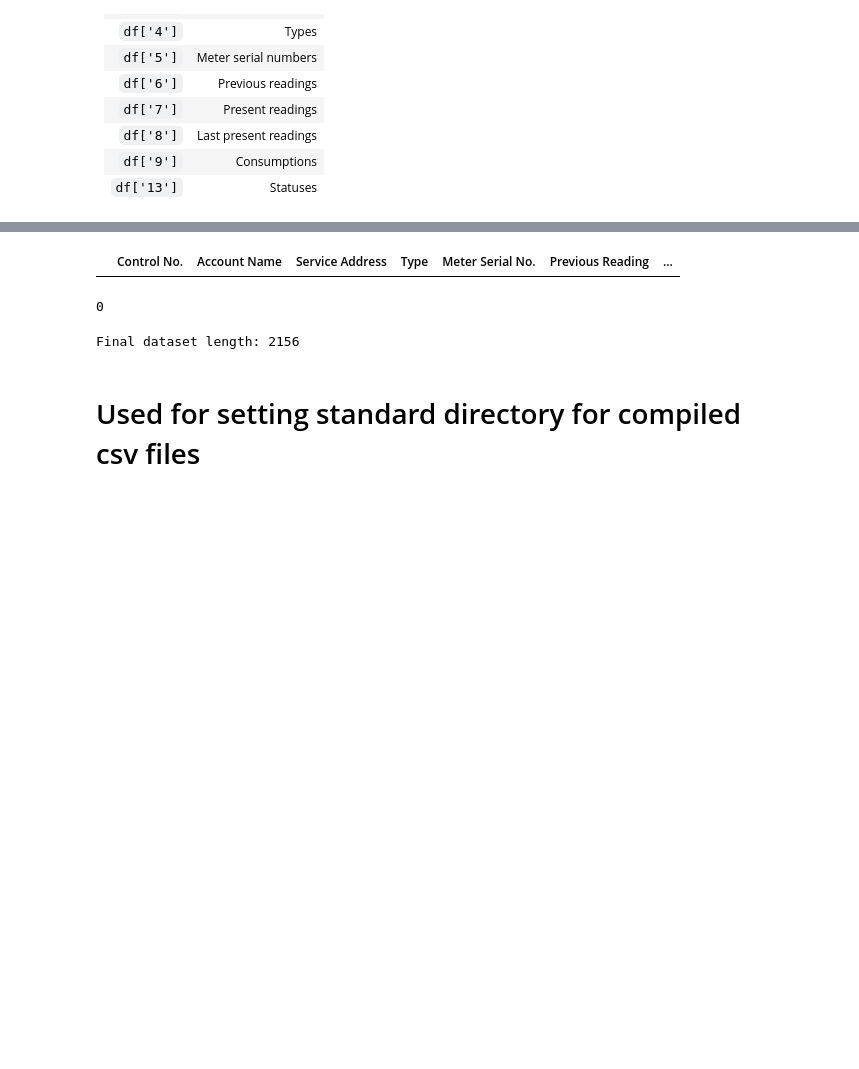
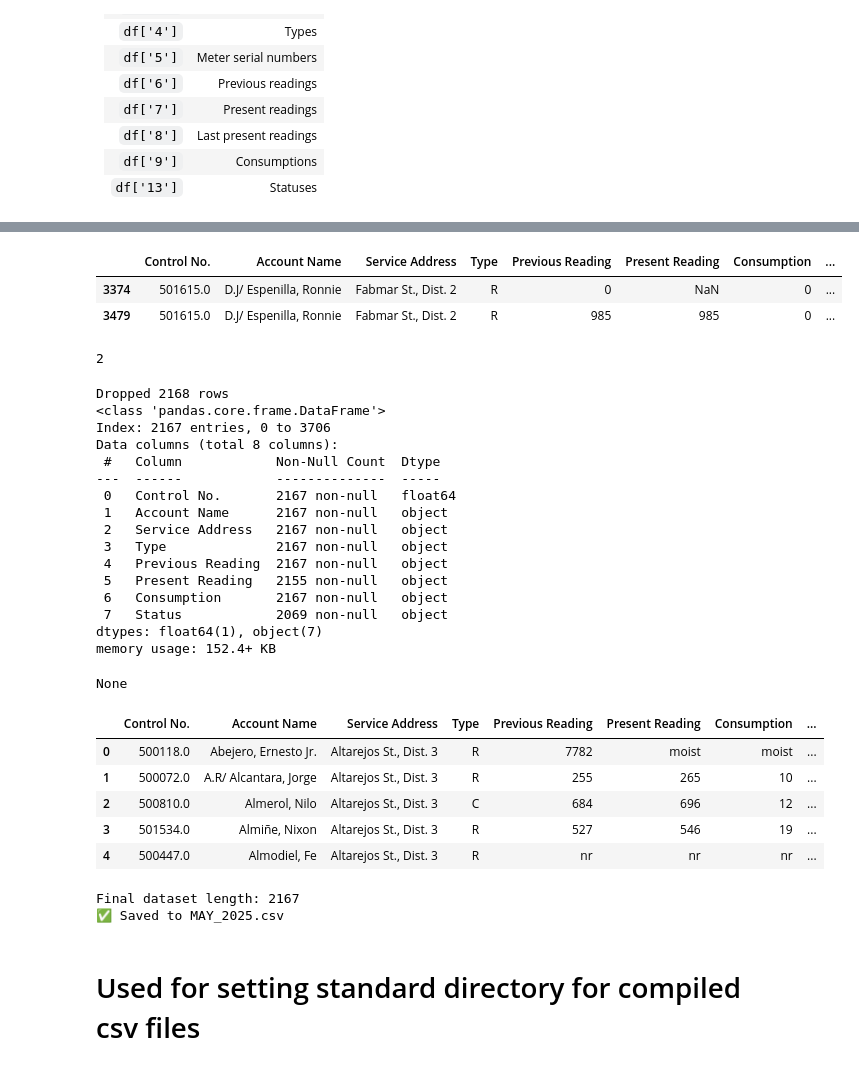
Before and after one commit to marcusAlmo/waterflow_model_training, a Jupyter notebook: data_preparation/v1/excel_file_compilations.ipynb, the cells around one changed output, grey strips where cells are left out. Saved outputs shown, nothing was run; the diff lists cells and outputs as text; code cells hidden in the pictures; blank space fills up the shorter version.

```diff
--- a/data_preparation/v1/excel_file_compilations.ipynb
+++ b/data_preparation/v1/excel_file_compilations.ipynb
@@ -46,6 +48,8 @@ def read_sheet(file_path, is_first):
 # 🚦 Main loop
 output_folder = 'staging'
 os.makedirs(base_dir / output_folder, exist_ok=True)
+columns_to_exclude = ["Water Meter Serial #", "Meter Serial No."]
+
 for folder in base_dir.iterdir():
     if not folder.is_dir():
         continue
@@ -67,6 +71,8 @@ for folder in base_dir.iterdir():
                 if not new_df.empty and new_df.dropna(axis=1, how='all').shape[1] > 0:
                     new_df.dropna(thresh=5, inplace=True, axis=0)
                     compiled_df = pd.concat([compiled_df, new_df], ignore_index=True)
+                    compiled_df = compiled_df.loc[:, ~compiled_df.columns.isin(columns_to_exclude)].copy()
+                    compiled_df.dropna(how='all', inplace=True, axis=1)
 
         # 📤 Export compiled data
         month = folder.name[0:3].upper()
@@ -223,10 +291 @@ memory usage: 471.8+ KB
 None
-# %%
-if has_invalid_columns:
-    temp_df = df[['0', '2', '3', '4', '5', '6', '7', '8', '9', '13']].copy()
-    temp_df.dropna(how='all', inplace=True, axis=0)
-    display(temp_df.head())
-    display(temp_df.info())
-else:
-    final_df = df.copy()
-    display(final_df.info())
@@ -326,10 +291,0 @@ None
-# %%
-if has_invalid_columns:
-    final_df = pd.concat([new_df, temp_df], axis=0, ignore_index=True)
-    final_df.dropna(how='all', inplace=True, axis=0)
-    display(final_df.head())
-    display(final_df.info())
-
-else:
-    final_df.info()
-    print("Year not supported")
@@ -360,21 +292,52 @@ None
 # %%
 subset = ['Account Name', 'Control No.', 'Service Address']
 duplicated = final_df[final_df.duplicated(subset=subset, keep=False)].copy()
 
 display(duplicated.sort_values('Account Name'))
 display(len(duplicated))
 
 if len(duplicated) > 0:
     dropped_rows = final_df.duplicated(subset=subset, keep='first')
     final_df = final_df.drop_duplicates(subset=subset, keep='first').copy()
 
     print(f"Dropped {len(dropped_rows)} rows")
 
     display(final_df.info())
     display(final_df.head())
 
 print('Final dataset length:', len(final_df))
+
+to_save = input("Save dataset? (y/n)")
+if to_save.lower() == 'y':
+    final_df.to_csv(f'../../dataset/raw/{year}/{output_folder}/{month}_{year}.csv', index=False)
+    print(f"✅ Saved to {month}_{year}.csv")
 # %% [output]
-|  | Control No. | Account Name | Service Address | Type | Meter Serial No. | Previous Reading | ... |
+|  | Control No. | Account Name | Service Address | Type | Previous Reading | Present Reading | Consumption | ... |
+| 3374 | 501615.0 | D.J/ Espenilla, Ronnie | Fabmar St., Dist. 2 | R | 0 | NaN | 0 | ... |
+| 3479 | 501615.0 | D.J/ Espenilla, Ronnie | Fabmar St., Dist. 2 | R | 985 | 985 | 0 | ... |
-0
+2
-Final dataset length: 2156
+Dropped 2168 rows
+<class 'pandas.core.frame.DataFrame'>
+Index: 2167 entries, 0 to 3706
+Data columns (total 8 columns):
+ #   Column            Non-Null Count  Dtype
+---  ------            --------------  -----
+ 0   Control No.       2167 non-null   float64
+ 1   Account Name      2167 non-null   object
+ 2   Service Address   2167 non-null   object
+ 3   Type              2167 non-null   object
+ 4   Previous Reading  2167 non-null   object
+ 5   Present Reading   2155 non-null   object
+ 6   Consumption       2167 non-null   object
+ 7   Status            2069 non-null   object
+dtypes: float64(1), object(7)
+memory usage: 152.4+ KB
+None
+|  | Control No. | Account Name | Service Address | Type | Previous Reading | Present Reading | Consumption | ... |
+| 0 | 500118.0 | Abejero, Ernesto Jr. | Altarejos St., Dist. 3 | R | 7782 | moist | moist | ... |
+| 1 | 500072.0 | A.R/ Alcantara, Jorge | Altarejos St., Dist. 3 | R | 255 | 265 | 10 | ... |
+| 2 | 500810.0 | Almerol, Nilo | Altarejos St., Dist. 3 | C | 684 | 696 | 12 | ... |
+| 3 | 501534.0 | Almiñe, Nixon | Altarejos St., Dist. 3 | R | 527 | 546 | 19 | ... |
+| 4 | 500447.0 | Almodiel, Fe | Altarejos St., Dist. 3 | R | nr | nr | nr | ... |
+Final dataset length: 2167
+✅ Saved to MAY_2025.csv
```
Also changed, not shown: parts of 10 cells of this notebook, 1 other file.
